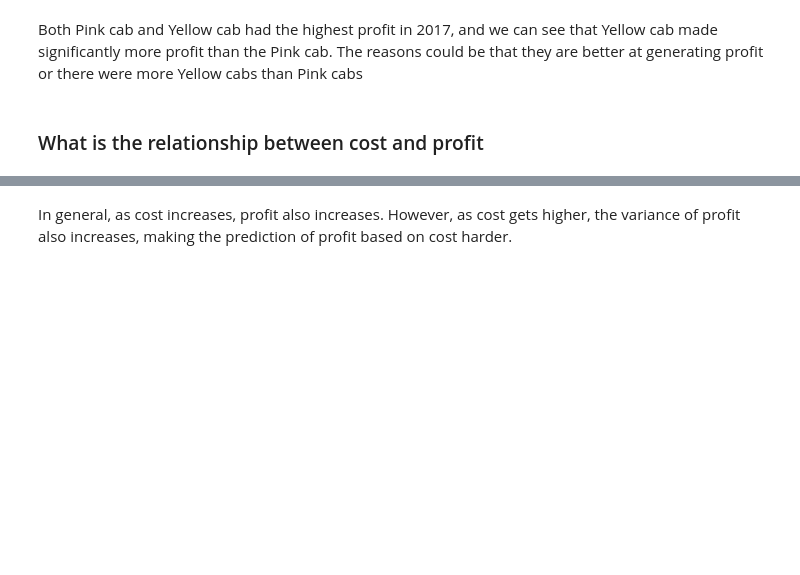
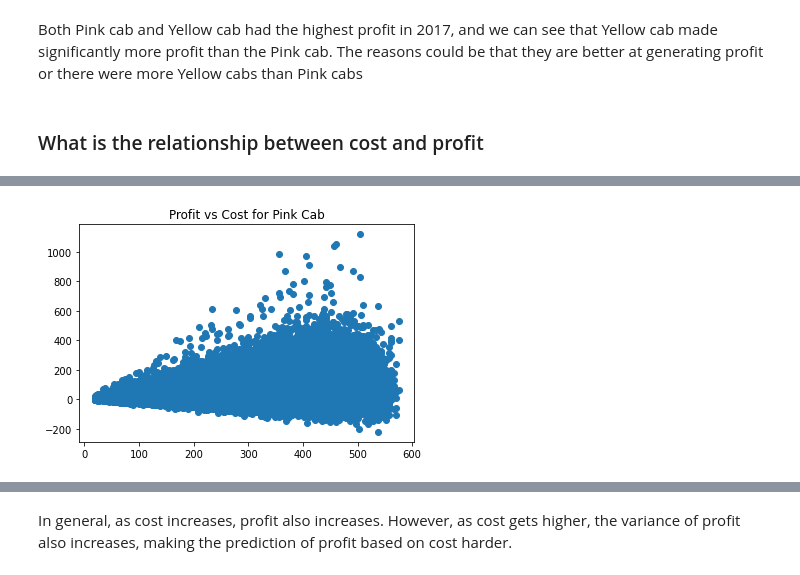
Before and after one commit to stevenlu870120/Data_Glacier_W2, a Jupyter notebook: G2M_Cab_Case_Study.ipynb, the cells around one changed output, grey strips where cells are left out. Cells and saved outputs as stored; diff of their text form; code cells hidden in the pictures; blank space fills up the shorter version.

```diff
--- a/G2M_Cab_Case_Study.ipynb
+++ b/G2M_Cab_Case_Study.ipynb
@@ -365,0 +387,13 @@ plt.show()
+# %%
+pink_cab = final_df.loc[final_df['Company'] == 'Pink Cab']
+yellow_cab = final_df.loc[final_df['Company'] == 'Yellow Cab']
+# %%
+fig, ax = plt.subplots()
+
+ax.scatter(pink_cab['Cost of Trip'], pink_cab['Profit'])
+
+ax.set_title('Profit vs Cost for Pink Cab')
+
+plt.show()
+# %% [output]
+[figure, added]
```
Also changed, not shown: parts of 11 cells of this notebook.
